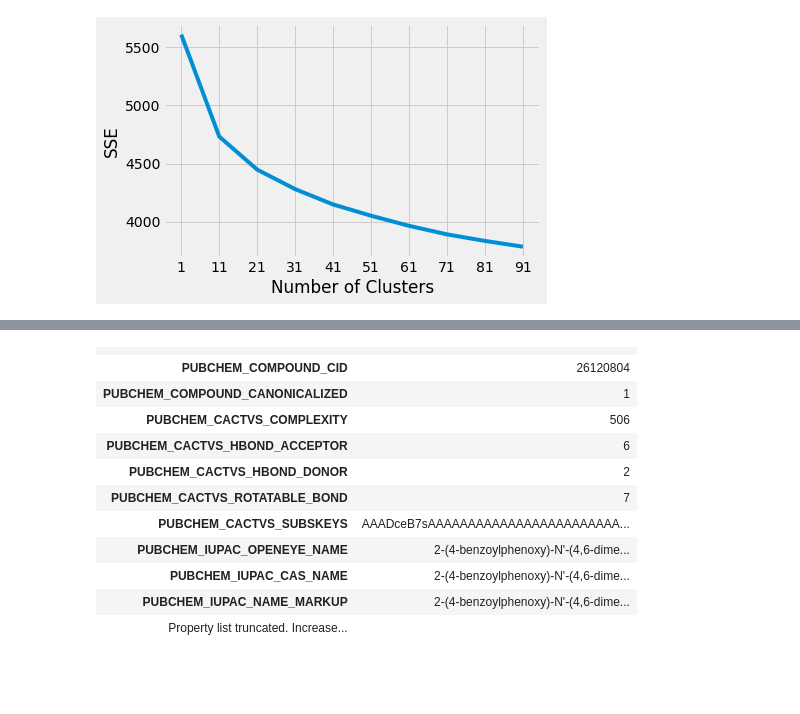
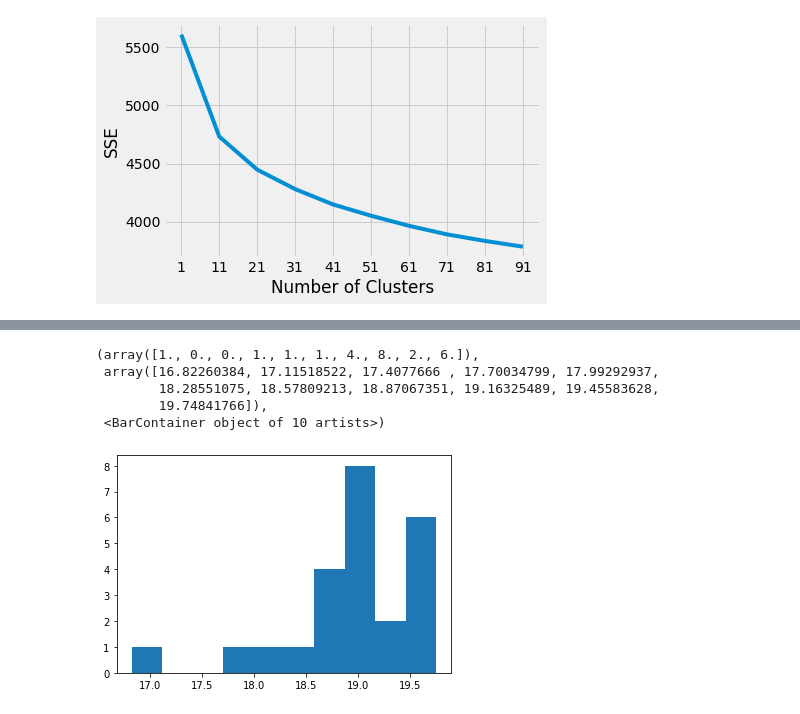
Before and after one commit to quantori/qtr-fingerprint, a Jupyter notebook: notebooks/fingerprint_research.ipynb, the cells around one changed output, grey strips where cells are left out. Drawn from its saved outputs; the diff is of its cells as text; code cells hidden in the pictures; blank space fills up the shorter version.

```diff
--- a/notebooks/fingerprint_research.ipynb
+++ b/notebooks/fingerprint_research.ipynb
@@ -90,4 +94,8 @@ from sklearn.neighbors import KDTree
 # %%
 tree = KDTree(X, leaf_size=2)
+# %%
+# query_ind = 32985
+query_ind = 10500
+k = 5
 # %%
-dist, ind = tree.query([X[20000]], k=10)
+dist, ind = tree.query([X[query_ind]], k=k*k)
@@ -129,15 +102,9 @@ mols[20000] # молекула запроса
-# %%
-mols[ind[0][5]] # молекула ответа
-# %% [output]
-|  |  |
-| PUBCHEM_COMPOUND_CID | 26120804 |
-| PUBCHEM_COMPOUND_CANONICALIZED | 1 |
-| PUBCHEM_CACTVS_COMPLEXITY | 506 |
-| PUBCHEM_CACTVS_HBOND_ACCEPTOR | 6 |
-| PUBCHEM_CACTVS_HBOND_DONOR | 2 |
-| PUBCHEM_CACTVS_ROTATABLE_BOND | 7 |
-| PUBCHEM_CACTVS_SUBSKEYS | AAADceB7sAAAAAAAAAAAAAAAAAAAAAAAA... |
-| PUBCHEM_IUPAC_OPENEYE_NAME | 2-(4-benzoylphenoxy)-N'-(4,6-dime... |
-| PUBCHEM_IUPAC_CAS_NAME | 2-(4-benzoylphenoxy)-N'-(4,6-dime... |
-| PUBCHEM_IUPAC_NAME_MARKUP | 2-(4-benzoylphenoxy)-N'-(4,6-dime... |
-| Property list truncated. Increase... |  |
+# %%
+plt.hist(dist[0][1:])
+# %% [output]
+(array([1., 0., 0., 1., 1., 1., 4., 8., 2., 6.]),
+ array([16.82260384, 17.11518522, 17.4077666 , 17.70034799, 17.99292937,
+        18.28551075, 18.57809213, 18.87067351, 19.16325489, 19.45583628,
+        19.74841766]),
+ <BarContainer object of 10 artists>)
+[figure, added]
```
Also changed, not shown: parts of 26 cells of this notebook.
